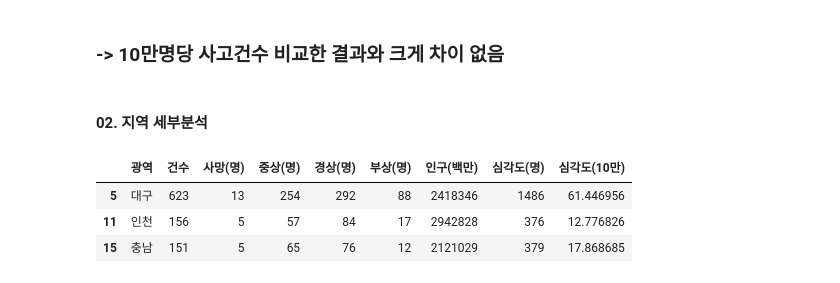
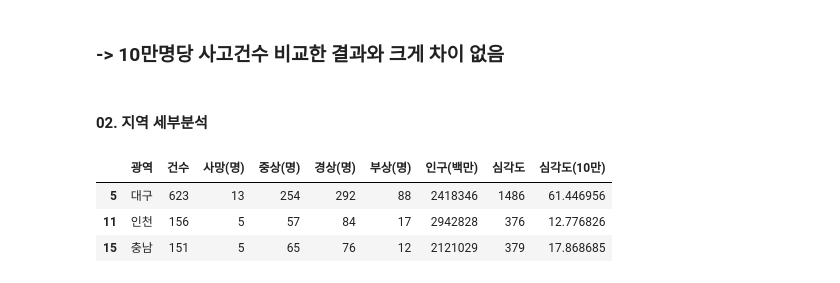
Before and after one commit to chestnut1717/BicycleAccident, a Jupyter notebook: bicycle_flow.ipynb, the cells around one changed output. Saved outputs shown, nothing was run; the diff lists cells and outputs as text; code cells hidden in the pictures.

Commit message:
Update daegu_graph
daegu_graph

```diff
--- a/bicycle_flow.ipynb
+++ b/bicycle_flow.ipynb
@@ -1683,10 +1683,10 @@ tmp.nlargest(20, ['심각도(10만)'])
 # %%
 df_new = tmp.reset_index()
 df_daegu = df_new[ (df_new['광역'] == '대구') | (df_new['광역'] == '충남') | (df_new['광역'] == '인천')].loc[:, ['광역', '건수', '사망(명)', '중상(명)', '경상(명)', '부상(명)', '인구', '심각도(명)', '심각도(10만)']]
-df_daegu.rename(columns = {'인구' : '인구(백만)'}, inplace=True)
+df_daegu.rename(columns = {'인구' : '인구(백만)', '심각도(명)': '심각도'}, inplace=True)
 df_daegu
 # %% [output]
-|  | 광역 | 건수 | 사망(명) | 중상(명) | 경상(명) | 부상(명) | 인구(백만) | 심각도(명) | 심각도(10만) |
+|  | 광역 | 건수 | 사망(명) | 중상(명) | 경상(명) | 부상(명) | 인구(백만) | 심각도 | 심각도(10만) |
 | 5 | 대구 | 623 | 13 | 254 | 292 | 88 | 2418346 | 1486 | 61.446956 |
 | 11 | 인천 | 156 | 5 | 57 | 84 | 17 | 2942828 | 376 | 12.776826 |
 | 15 | 충남 | 151 | 5 | 65 | 76 | 12 | 2121029 | 379 | 17.868685 |
```
Also changed, not shown: parts of 2 cells of this notebook.
